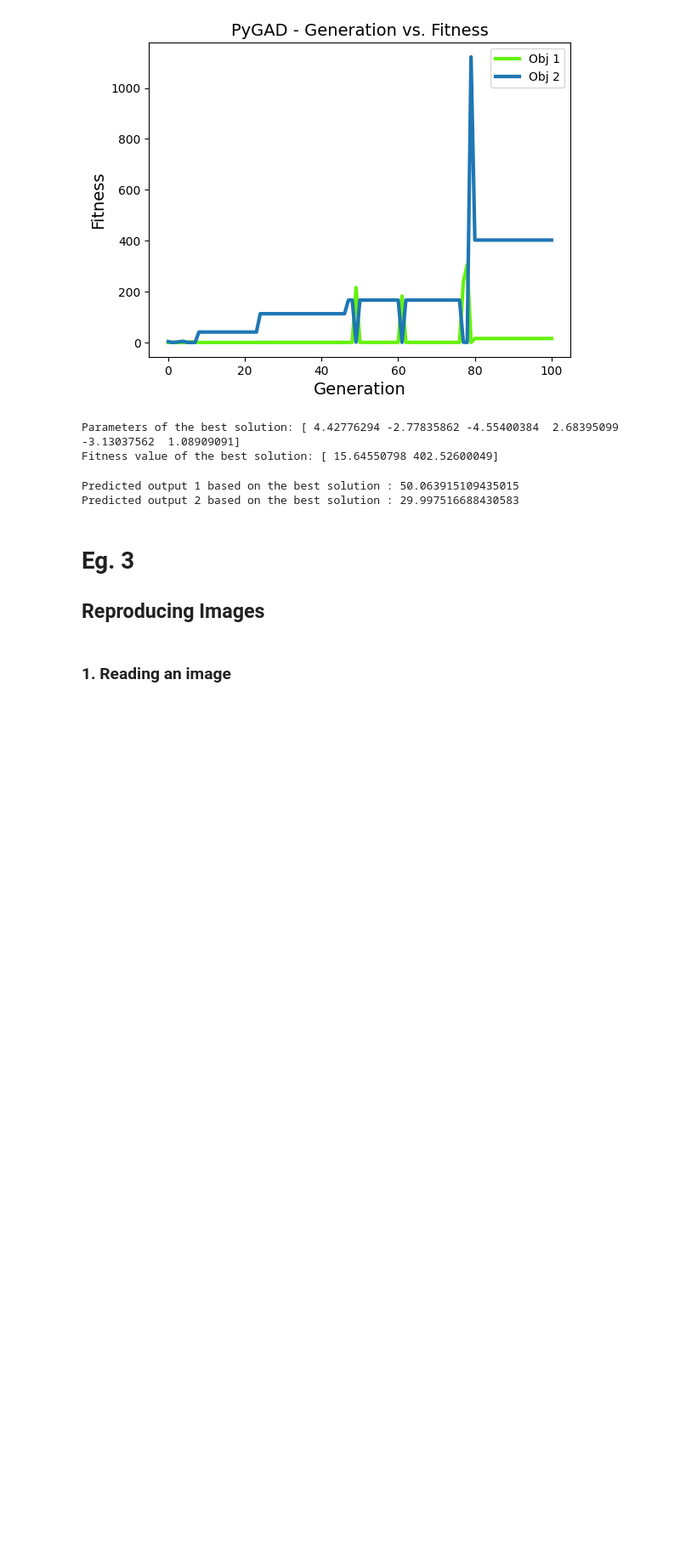
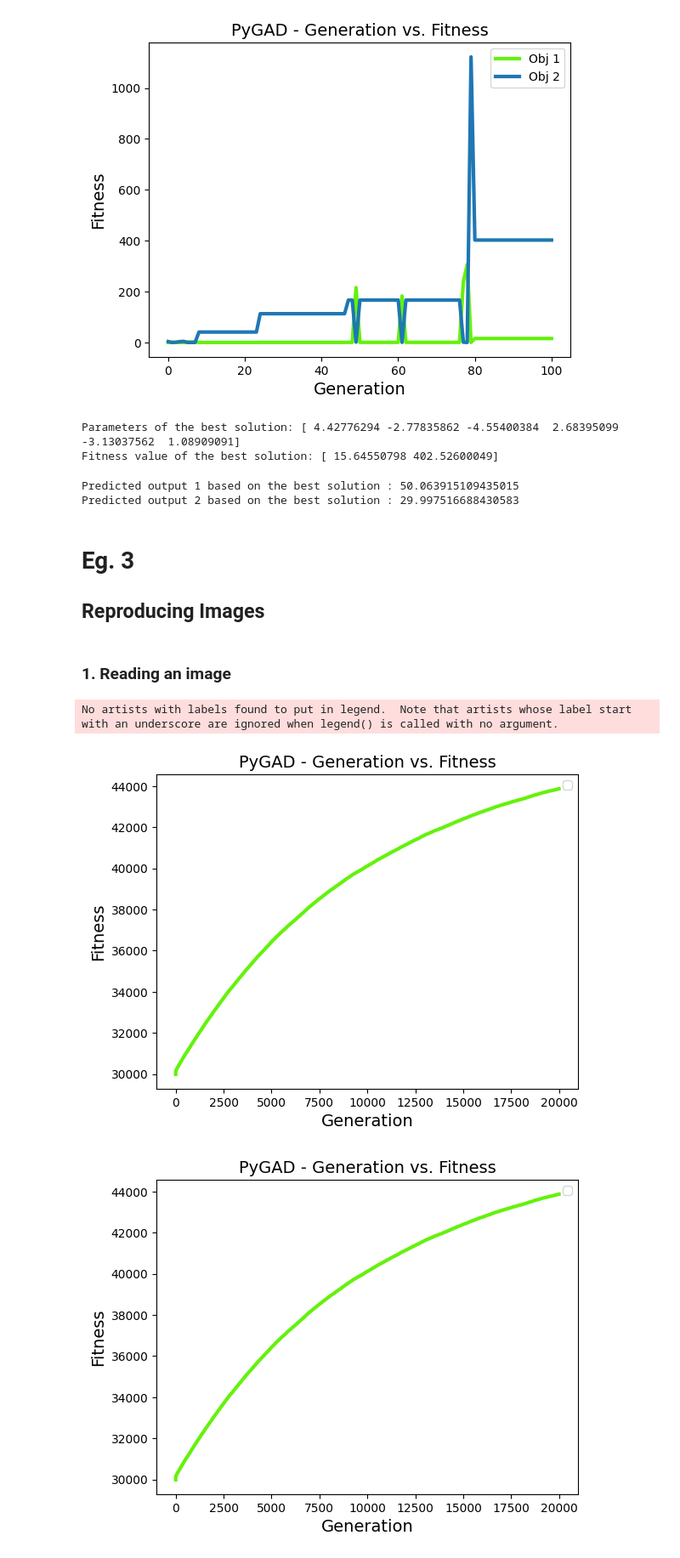
Before and after one commit to mahdikhosravy-japan/Evolutionary-UPA, a Jupyter notebook: ga/examples/examples.ipynb, the cells around one changed output. Shown at 85% size. Cells and saved outputs as stored; diff of their text form; code cells hidden in the pictures; blank space fills up the shorter version.

Commit message:
Experiment more with image reproduction

```diff
--- a/ga/examples/examples.ipynb
+++ b/ga/examples/examples.ipynb
@@ -143,3 +143,38 @@ import imageio
 import numpy as np
 
 target_im = imageio.imread('fruit.jpg')
+target_im = np.asarray(target_im/255, dtype=float)
+# %%
+# Fitness Function
+
+import gari
+
+target_chromosome = gari.img2chromosome(target_im)
+
+def fitness_fun(ga_instance, solution, solution_idx):
+    fitness = np.sum(np.abs(target_chromosome - solution))
+
+    # Negating the fitness value to make it increasing
+    fitness = np.sum(target_chromosome) - fitness
+    return fitness
+# %%
+ga_instance = pygad.GA(num_generations = 20000,
+                       num_parents_mating=10,
+                       fitness_func=fitness_fun,
+                       sol_per_pop=20,
+                       num_genes=target_im.size,
+                       init_range_low=0.0,
+                       init_range_high=1.0,
+                       mutation_percent_genes=0.01,
+                       mutation_type="random",
+                       mutation_by_replacement=True,
+                       random_mutation_min_val=0.0,
+                       random_mutation_max_val=1.0)
+
+ga_instance.run()
+# %%
+ga_instance.plot_fitness()
+# %% [output]
+No artists with labels found to put in legend.  Note that artists whose label start with an underscore are ignored when legend() is called with no argument.
+[figure, added]
+[figure, added]
```
Also changed, not shown: parts of 1 cell of this notebook, 1 other file.
